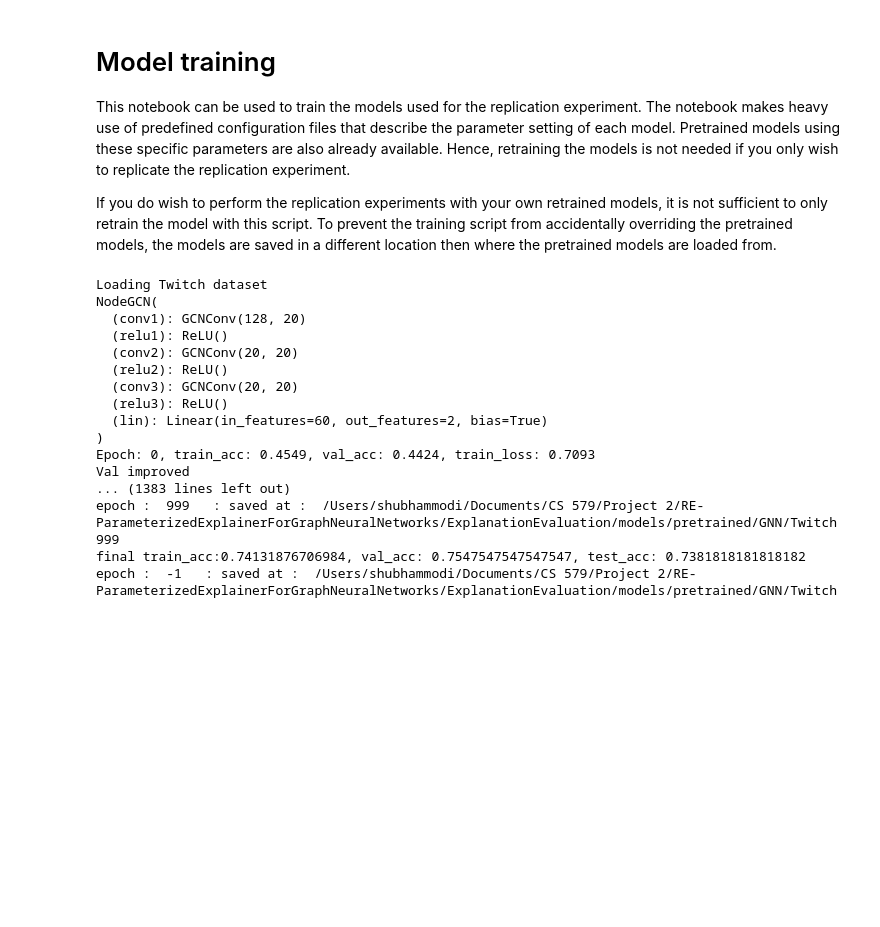
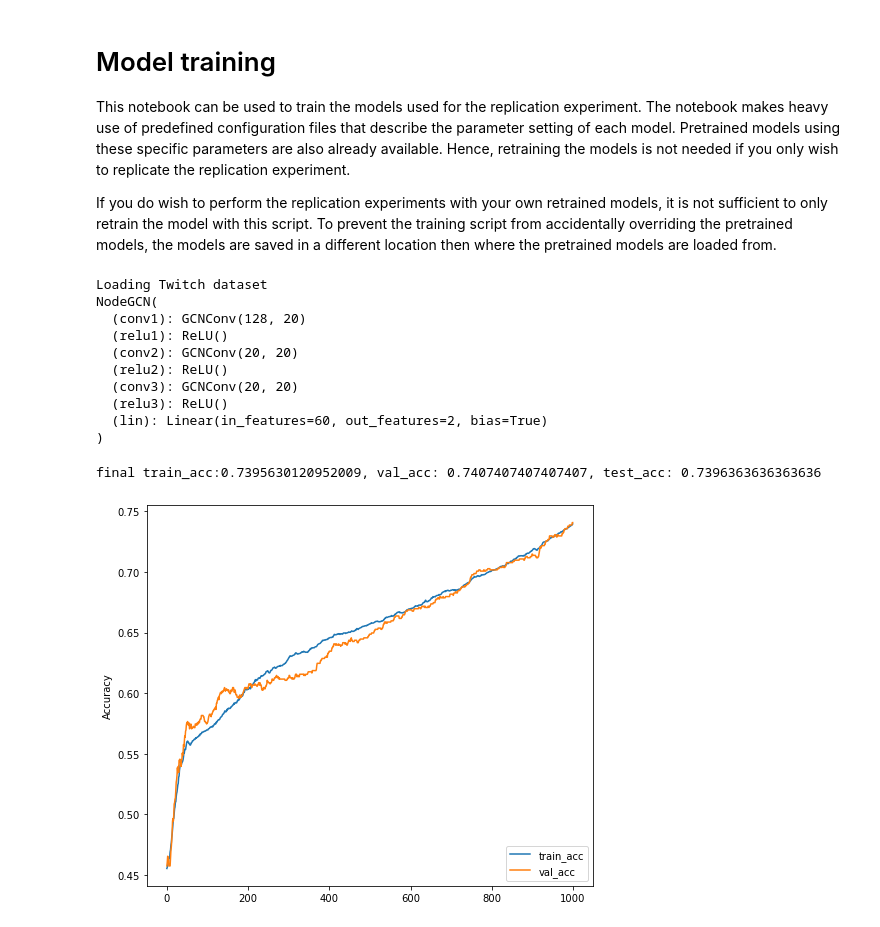
Before and after one commit to AlexShaGH/RE-ParameterizedExplainerForGraphNeuralNetworks, a Jupyter notebook: experiment_models_training.ipynb, the cells around one changed output. Cells and saved outputs as stored; diff of their text form; code cells hidden in the pictures; blank space fills up the shorter version.

Commit message:
Training accuracy Graph Added

```diff
--- a/experiment_models_training.ipynb
+++ b/experiment_models_training.ipynb
@@ -32,7 +34,7 @@ _dataset = config.model.dataset
 _explainer = config.model.paper
 
 if _dataset =="Twitch" or _dataset == "cora":
-    train_node(_dataset, _explainer, config.model)
+    history = train_node(_dataset, _explainer, config.model)
 else:
     raise NotImplementedError
 # %% [output]
@@ -46,10 +48,19 @@ NodeGCN(
   (relu3): ReLU()
   (lin): Linear(in_features=60, out_features=2, bias=True)
 )
-Epoch: 0, train_acc: 0.4549, val_acc: 0.4424, train_loss: 0.7093
-Val improved
-... (1383 lines left out)
-epoch :  999   : saved at :  /Users/shubhammodi/Documents/CS 579/Project 2/RE-ParameterizedExplainerForGraphNeuralNetworks/ExplanationEvaluation/models/pretrained/GNN/Twitch
-999
-final train_acc:0.74131876706984, val_acc: 0.7547547547547547, test_acc: 0.7381818181818182
-epoch :  -1   : saved at :  /Users/shubhammodi/Documents/CS 579/Project 2/RE-ParameterizedExplainerForGraphNeuralNetworks/ExplanationEvaluation/models/pretrained/GNN/Twitch
+final train_acc:0.7395630120952009, val_acc: 0.7407407407407407, test_acc: 0.7396363636363636
+# %%
+def update(x):
+    return x.detach().numpy().tolist()
+# %%
+history["Training Loss"] = history["Training Loss"].apply(update)
+# %%
+# Accuracy
+rcParams['figure.figsize'] = 8, 7
+plt.plot(history['Train Accuracy'], label='train_acc')
+plt.plot(history['Validation Accuracy'], label = 'val_acc')
+plt.ylabel('Accuracy')
+plt.legend(loc='lower right')
+plt.show()
+# %% [output]
+[figure, added]
```
Also changed, not shown: parts of 2 cells of this notebook, 3 other files.
